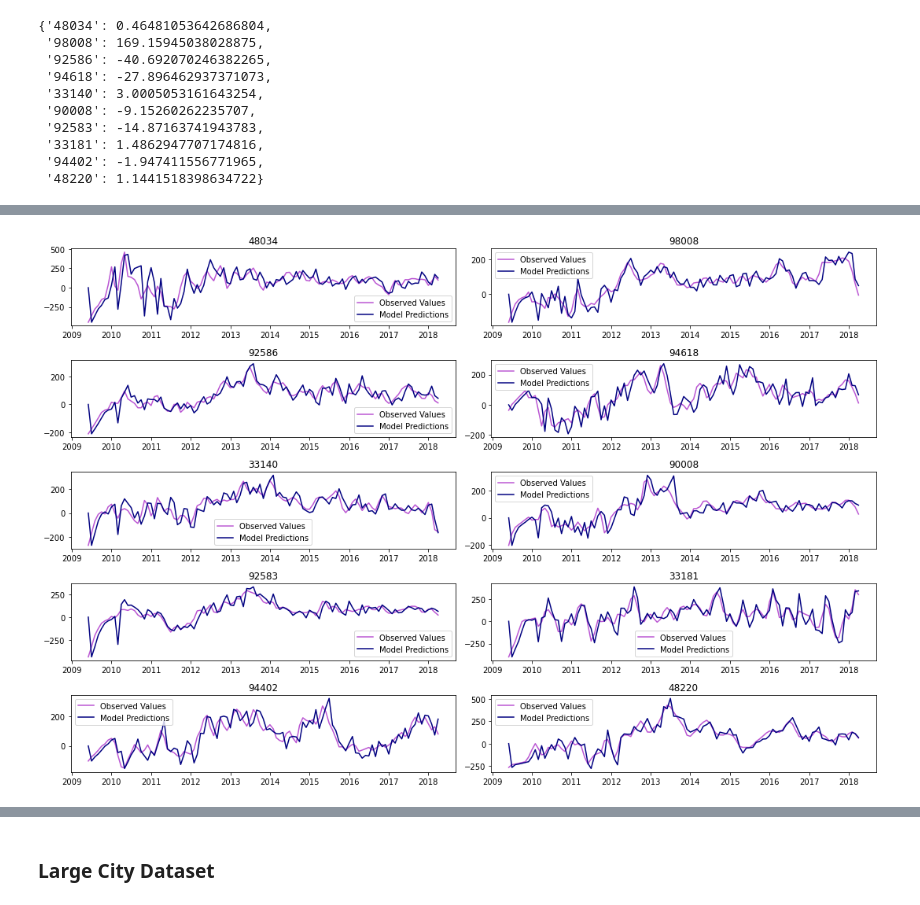
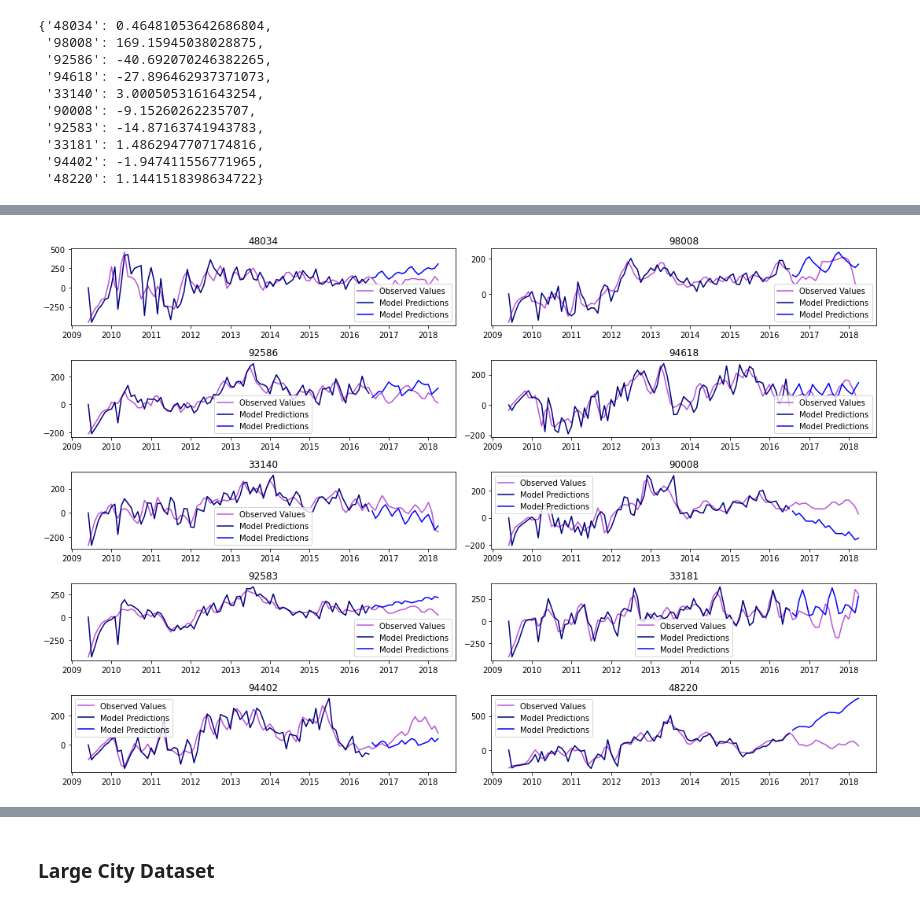
Before and after one commit to alexiskedo/Forecasting-Zillow-Home-Values, a Jupyter notebook: Real Estate Time Series Analysis.ipynb, the cells around one changed output, grey strips where cells are left out. Cells and saved outputs as stored; diff of their text form; code cells hidden in the pictures.

Commit message:
added model validations

```diff
--- a/Real Estate Time Series Analysis.ipynb
+++ b/Real Estate Time Series Analysis.ipynb
@@ -289,8 +289,11 @@ def melt(df):
 vdense = melt(vdense)
 vdense['time'] = pd.to_datetime(vdense['time'])
 vdense = vdense.set_index('time')
+
+dense = melt(dense)
 dense['time'] = pd.to_datetime(dense['time'])
 dense = dense.set_index('time')
+
 not_dense = melt(not_dense)
 not_dense['time'] = pd.to_datetime(not_dense['time'])
 not_dense = not_dense.set_index('time')
@@ -895,6 +898,8 @@ dense_top10_stripped = dense_top10.drop(labels = ['City', 'State', 'Metro', 'Cou
 # %%
 dense_top10_stripped = dense_top10_stripped.astype('int')
 # %%
+dense_zip_predictions = {}
+
 for zipcode in dense_zips:
     #Selecting only the timestamps for our given zipcode
     zips = dense_top10_stripped.query(f'zipcode=="{zipcode}"')
@@ -942,13 +934,2 @@ dense_zips
 # %%
 dense_zips = list(map(str, dense_zips))
-# %%
-dense_zips = ['48034',
- '98008',
- '92586',
- '94618',
- '33140',
- '90008',
- '92583',
- '33181',
- '94402',
- '48220']
@@ -975,37 +936,39 @@ Name: roi, dtype: int64
 # %%
 # Subplot in for loop
 rows = 5
 columns = 2
 fig, axes = plt.subplots(rows, columns, figsize=(15,10))
+
+dense_zip_rmses = {}
 
 for idx,zipcode in enumerate(dense_zips):
     #Selecting only the timestamps for our given zipcode
     zips = dense_top10_stripped.query(f'zipcode=="{zipcode}"')
     series = zips['roi']
     #Only taking data from 2009 onwards to more accurately reflect current market conditions
     recent_series = series['2009-06-01':]
     #Create a split of recent_series so that there's a train-test
-
+    train = recent_series.iloc[:end_of_train_index]
+    test = recent_series.iloc[end_of_train_index:]
     # Plug the optimal parameter values into a SARIMAX model that fits our entire series.
-    sa_model = SARIMAX(recent_series, order=(0, 1, 2),seasonal_order=(0, 1, 0, 9),enforce_stationarity=False,enforce_invertibility=False)
+    sa_model = SARIMAX(train, order=(0, 1, 2),seasonal_order=(0, 1, 0, 9),enforce_stationarity=False,enforce_invertibility=False)
     # Fit the model
     output = sa_model.fit()
-    #Get preds
-    y_hat = output.predict(start=recent_series.index[0], end=recent_series.index[-1], typ='levels')
+    #Get predictions
+    y_hat_train = output.predict(start=train.index[0], end=train.index[-1],typ='levels')
+    y_hat_test = output.predict(start=test.index[0], end=test.index[-1],typ='levels')
     #Plotting
     row, column = idx//columns, idx%columns
     ax = axes[row, column]
     ax.plot(recent_series, label='Observed Values', color = 'mediumorchid')
-    ax.plot(y_hat, label='Model Predictions', color='navy')
+    ax.plot(y_hat_train, label='Model Predictions', color='navy')
+    ax.plot(y_hat_test, label='Model Predictions', color='b')
     ax.set_title(zipcode)
     ax.legend()
+    #Print RMSE
+    dense_zip_rmses[zipcode] = np.sqrt(mean_squared_error(test, y_hat_test))
 
 fig.tight_layout()
 plt.show()
-
-#plt.xlabel("Year")
-#plt.ylabel("% ROI")
-
-#plt.savefig('Final_Model')
 # %% [output]
-[figure, old version]
+[figure, new version]
```
Also changed, not shown: parts of 22 cells of this notebook.
